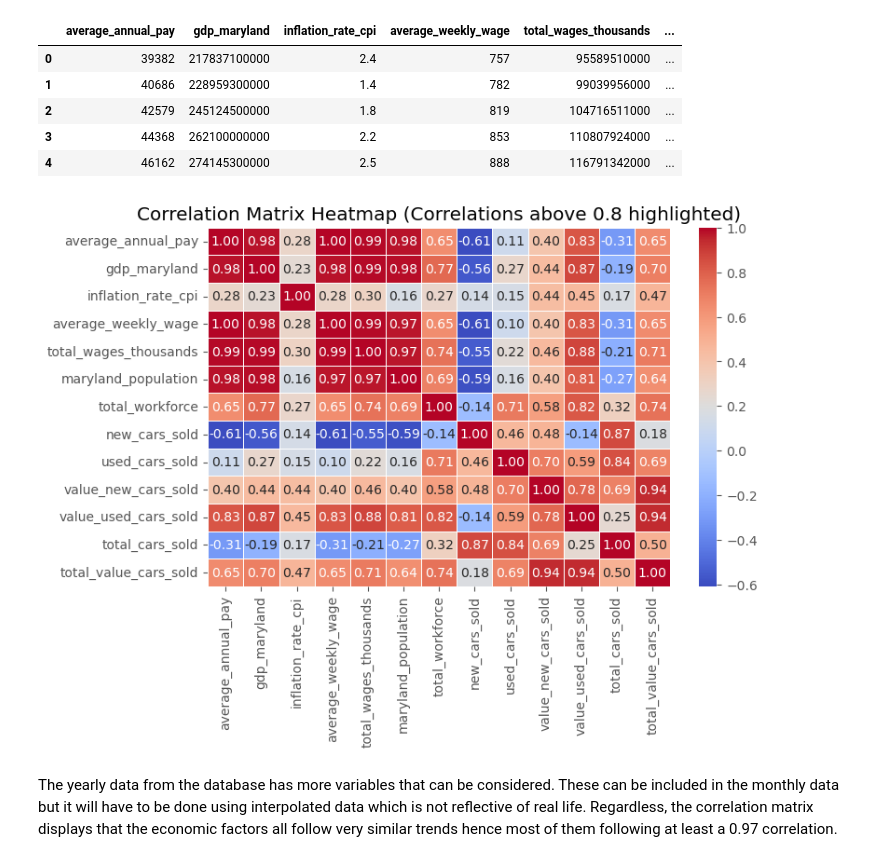
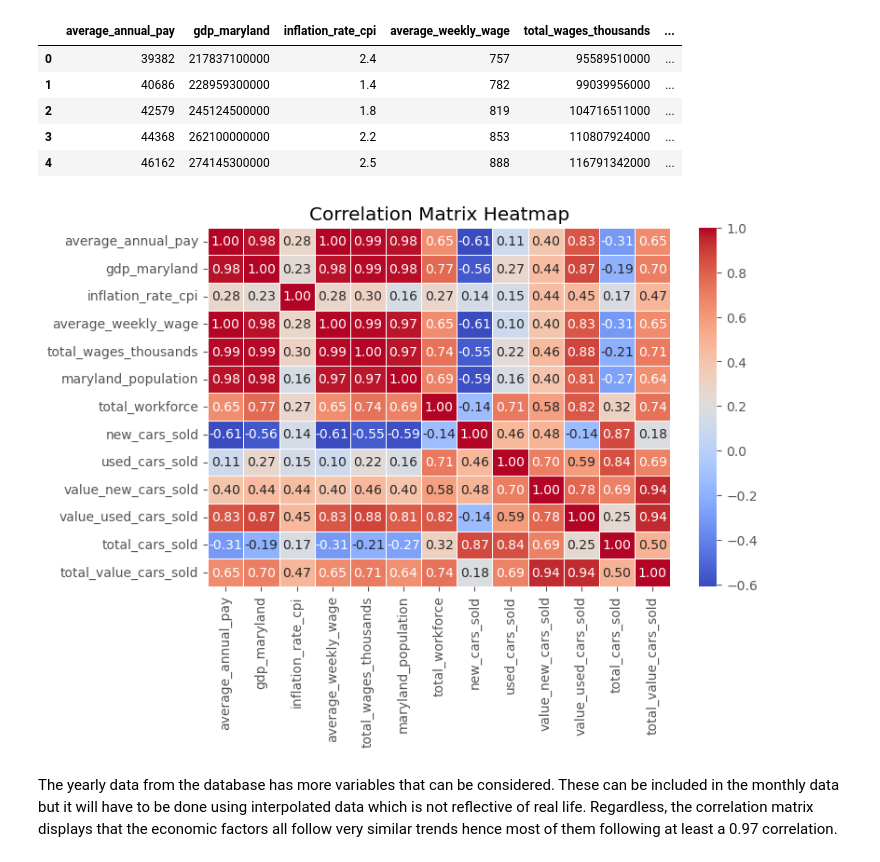
Before and after one commit to bennicholson2/Maryland-Car-Sales-Data, a Jupyter notebook: sales_project_chapters/sales_project_chapter_1.ipynb, the cells around one changed output. Drawn from its saved outputs; the diff is of its cells as text; code cells hidden in the pictures.

```diff
--- a/sales_project_chapters/sales_project_chapter_1.ipynb
+++ b/sales_project_chapters/sales_project_chapter_1.ipynb
@@ -526,14 +525,14 @@ yearly_data.head(5)
 # %%
 #Create a correlation matrix of the variables
 #There are more economic and socio economic data
 plt.figure(figsize=(8,5))
 yearly_matrix = yearly_data.corr()
 
 sns.heatmap(yearly_matrix, annot=True, cmap='coolwarm', fmt=".2f", linewidths=.5)
-plt.title('Correlation Matrix Heatmap (Correlations above 0.8 highlighted)')
+plt.title('Correlation Matrix Heatmap')
 plt.show()
 # %% [output]
-[figure, old version]
+[figure, new version]
 # %% [markdown]
 The yearly data from the database has more variables that can be considered. These can be included in the monthly data but it will have to be done using interpolated data which is not reflective of real life. Regardless, the correlation matrix displays that the economic factors all follow very similar trends hence most of them following at least a 0.97 correlation.
 # %% [markdown]
```
Also changed, not shown: parts of 3 cells of this notebook, 6 other files.
